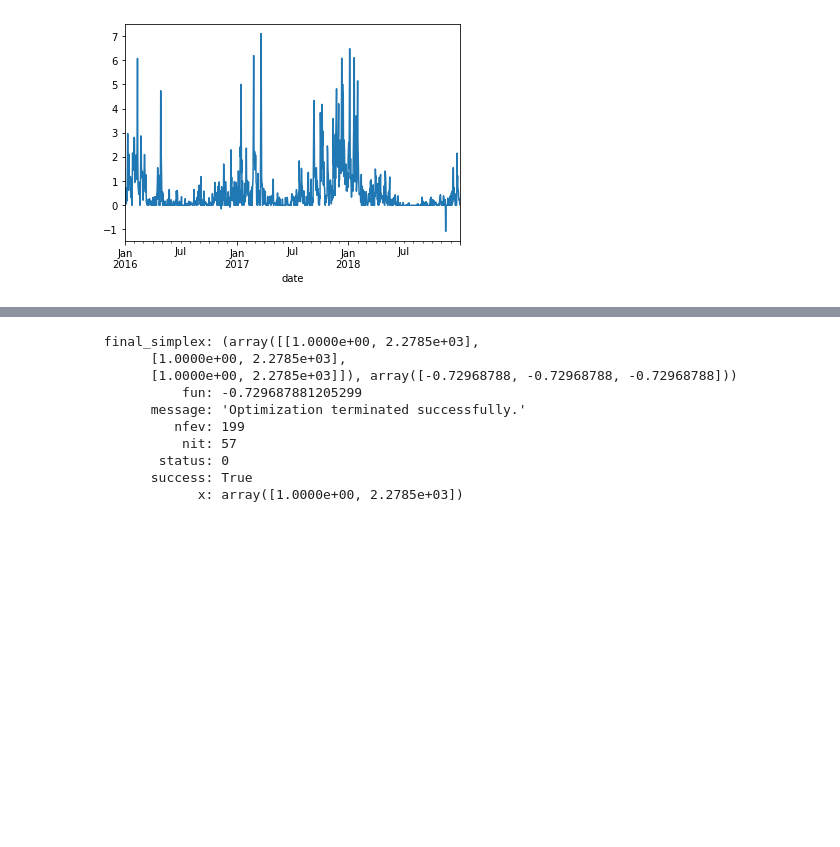
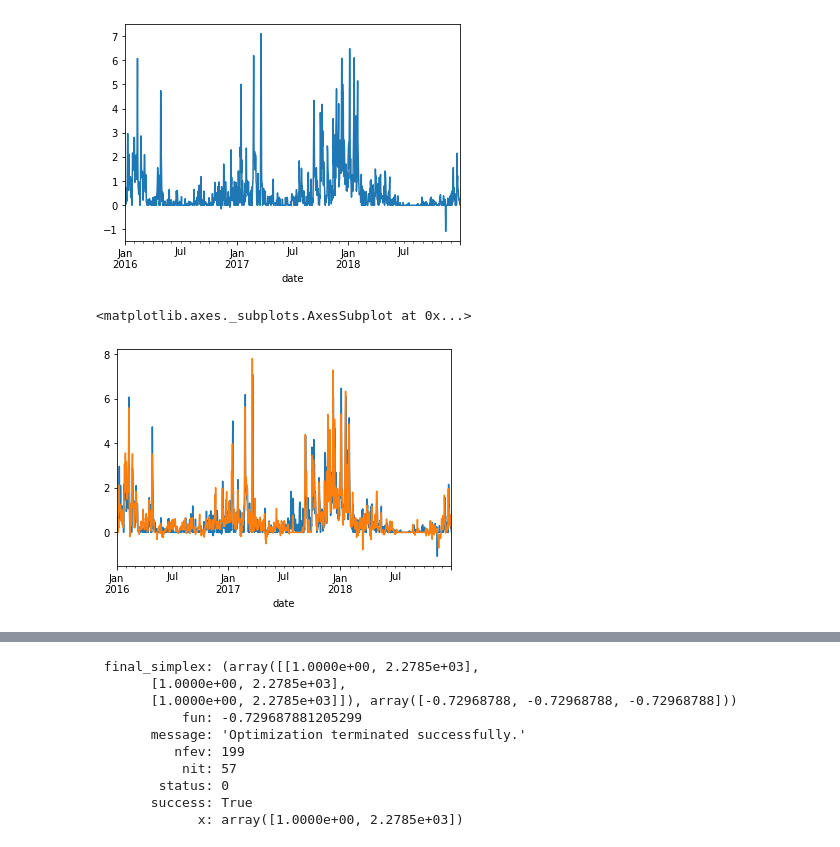
Before and after one commit to jonaslenz/RUINSapp, a Jupyter notebook: extreme analysis/01_canal_flow_dh-Q.ipynb, the cells around one changed output, grey strips where cells are left out. Cells and saved outputs as stored; diff of their text form; code cells hidden in the pictures; blank space fills up the shorter version.

```diff
--- a/extreme analysis/01_canal_flow_dh-Q.ipynb
+++ b/extreme analysis/01_canal_flow_dh-Q.ipynb
@@ -18,3 +18,10 @@ data.Q_Knock.resample('1d').sum().plot()
 # %% [output]
 <matplotlib.axes._subplots.AxesSubplot at 0x...>
 [figure]
+# %%
+data['Q_Knock'].resample('1d').sum().plot()
+x = [1., 2170.]
+(((data['wl_LW'] - data['wl_Knock_Inner'])**x[0]).resample('1d').sum()/x[1]).plot()
+# %% [output]
+<matplotlib.axes._subplots.AxesSubplot at 0x...>
+[figure, added]
```
Also changed, not shown: parts of 10 cells of this notebook, 5 other files.
